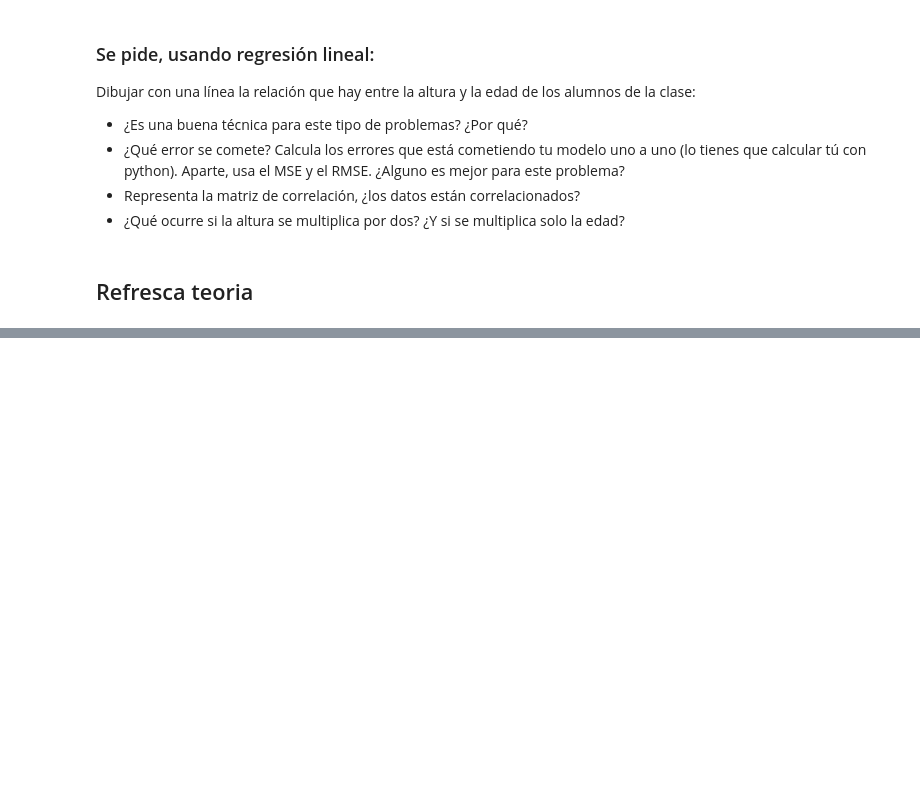
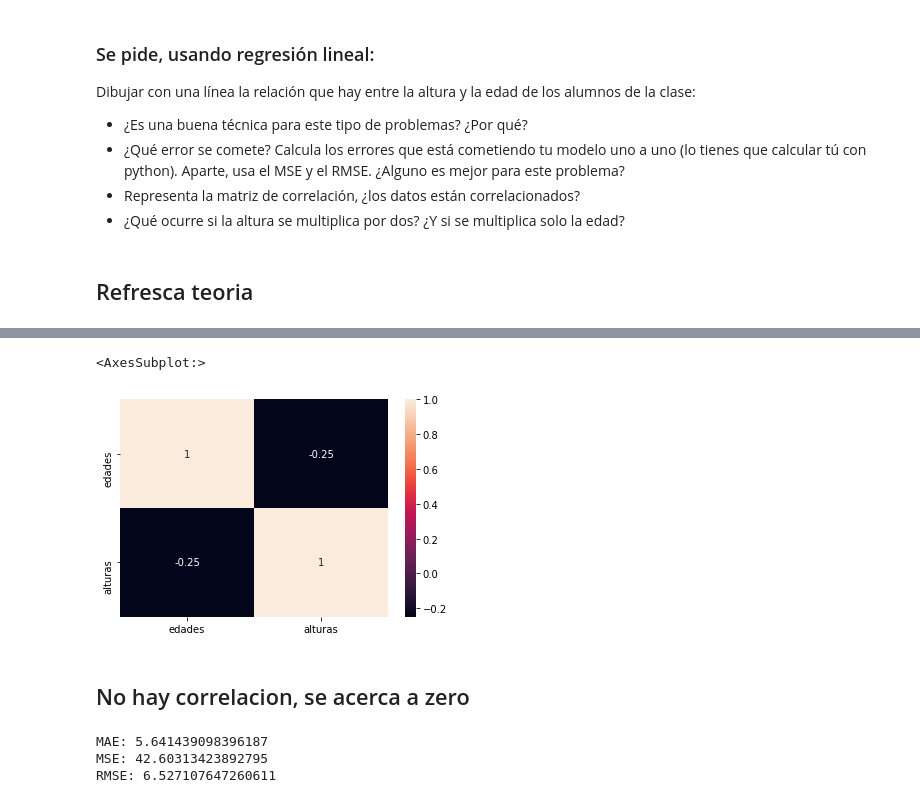
Before and after one commit to alfonsogarcia-git/data_science_nov2020_alfon, a Jupyter notebook: week8/day3/exercises/height_weight_Alfon.ipynb, the cells around one changed output, grey strips where cells are left out. Cells and saved outputs as stored; diff of their text form; code cells hidden in the pictures; blank space fills up the shorter version.

```diff
--- a/week8/day3/exercises/height_weight_Alfon.ipynb
+++ b/week8/day3/exercises/height_weight_Alfon.ipynb
@@ -41,3 +42,7 @@ lista_edad_altura = [[29, 1.66], [22, 1.83], [31, 1.80], [27, 1.75], [22, 1.82],
 # Dos formas distintas de meter posiciones de sublistas en una nueva lista
 edades = [item[0] for item in lista_edad_altura]
 alturas = list(list(zip(*lista_edad_altura))[1])
+# %%
+# Meterlo en dataframe para que sea comodo
+df_e_a = pd.DataFrame({'edades': edades, 'alturas': alturas})
+df_e_a
@@ -43,0 +99,17 @@ alturas = list(list(zip(*lista_edad_altura))[1])
+# %%
+# Correlations
+sns.heatmap(df_e_a.corr(), annot=True)
+# %% [output]
+<AxesSubplot:>
+[figure, added]
+# %% [markdown]
+## No hay correlacion, se acerca a zero
+# %%
+# Error Calculations
+print('MAE:', mean_absolute_error(ed_test, predictions))
+print('MSE:', mean_squared_error(ed_test, predictions))
+print('RMSE:', np.sqrt(mean_squared_error(ed_test, predictions)))
+# %% [output]
+MAE: 5.641439098396187
+MSE: 42.60313423892795
+RMSE: 6.527107647260611
```
Also changed, not shown: parts of 9 cells of this notebook, 20 other files.
